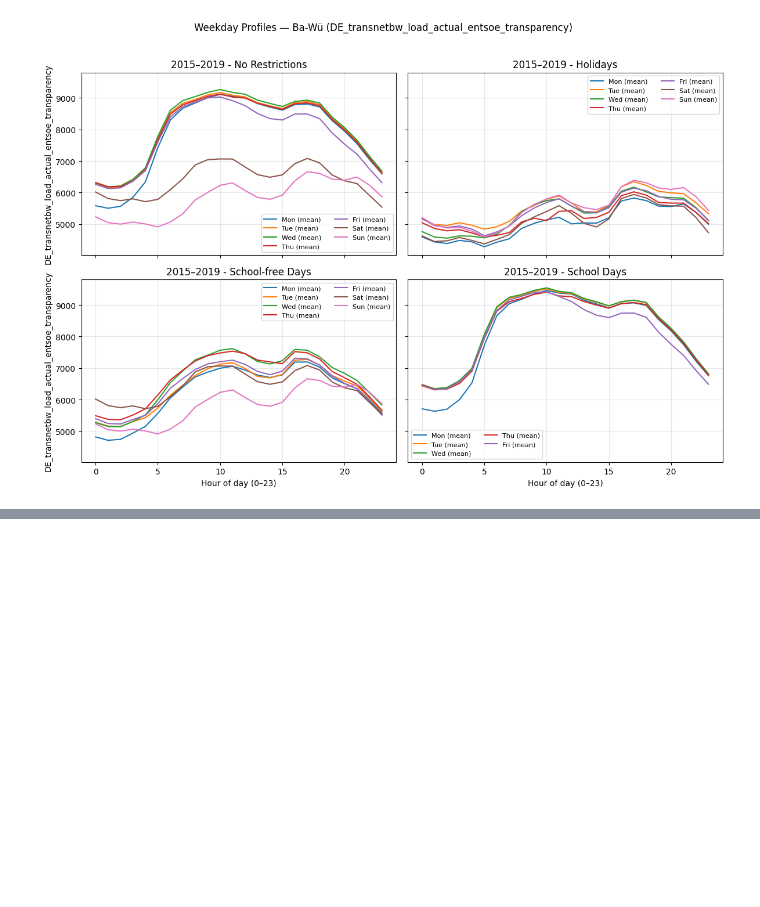
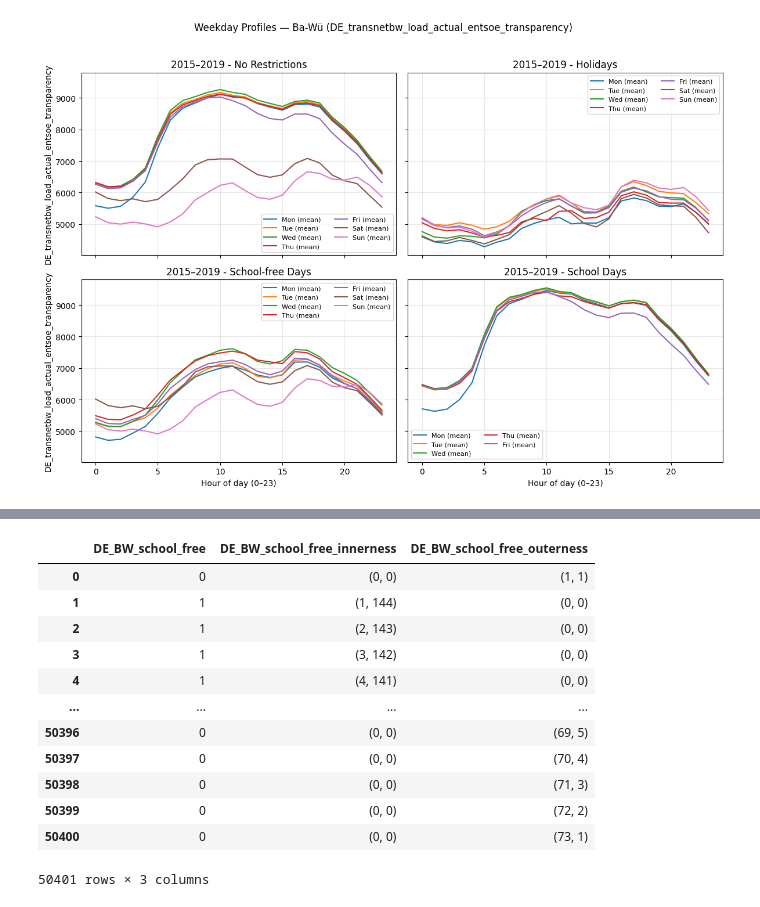
Before and after one commit to F-Skorz/electricity-demand-project, a Jupyter notebook: notebooks/04_EngineerHolidaynessFeature.ipynb, the cells around one changed output, grey strips where cells are left out. Drawn from its saved outputs; the diff is of its cells as text; code cells hidden in the pictures; blank space fills up the shorter version.

```diff
--- a/notebooks/04_EngineerHolidaynessFeature.ipynb
+++ b/notebooks/04_EngineerHolidaynessFeature.ipynb
@@ -338,0 +358,18 @@ plt.show()
+# %%
+BW_load_hol_df_hol_inout =fae.add_innerness_and_outerness(BW_load_hol_df , "DE_BW_school_free")
+# %%
+BW_load_hol_df_hol_inout[["DE_BW_school_free", "DE_BW_school_free_innerness", "DE_BW_school_free_outerness"]]
+# %% [output]
+|  | DE_BW_school_free | DE_BW_school_free_innerness | DE_BW_school_free_outerness |
+| 0 | 0 | (0, 0) | (1, 1) |
+| 1 | 1 | (1, 144) | (0, 0) |
+| 2 | 1 | (2, 143) | (0, 0) |
+| 3 | 1 | (3, 142) | (0, 0) |
+| 4 | 1 | (4, 141) | (0, 0) |
+| ... | ... | ... | ... |
+| 50396 | 0 | (0, 0) | (69, 5) |
+| 50397 | 0 | (0, 0) | (70, 4) |
+| 50398 | 0 | (0, 0) | (71, 3) |
+| 50399 | 0 | (0, 0) | (72, 2) |
+| 50400 | 0 | (0, 0) | (73, 1) |
+50401 rows × 3 columns
```
Also changed, not shown: parts of 4 cells of this notebook, 1 other file.
